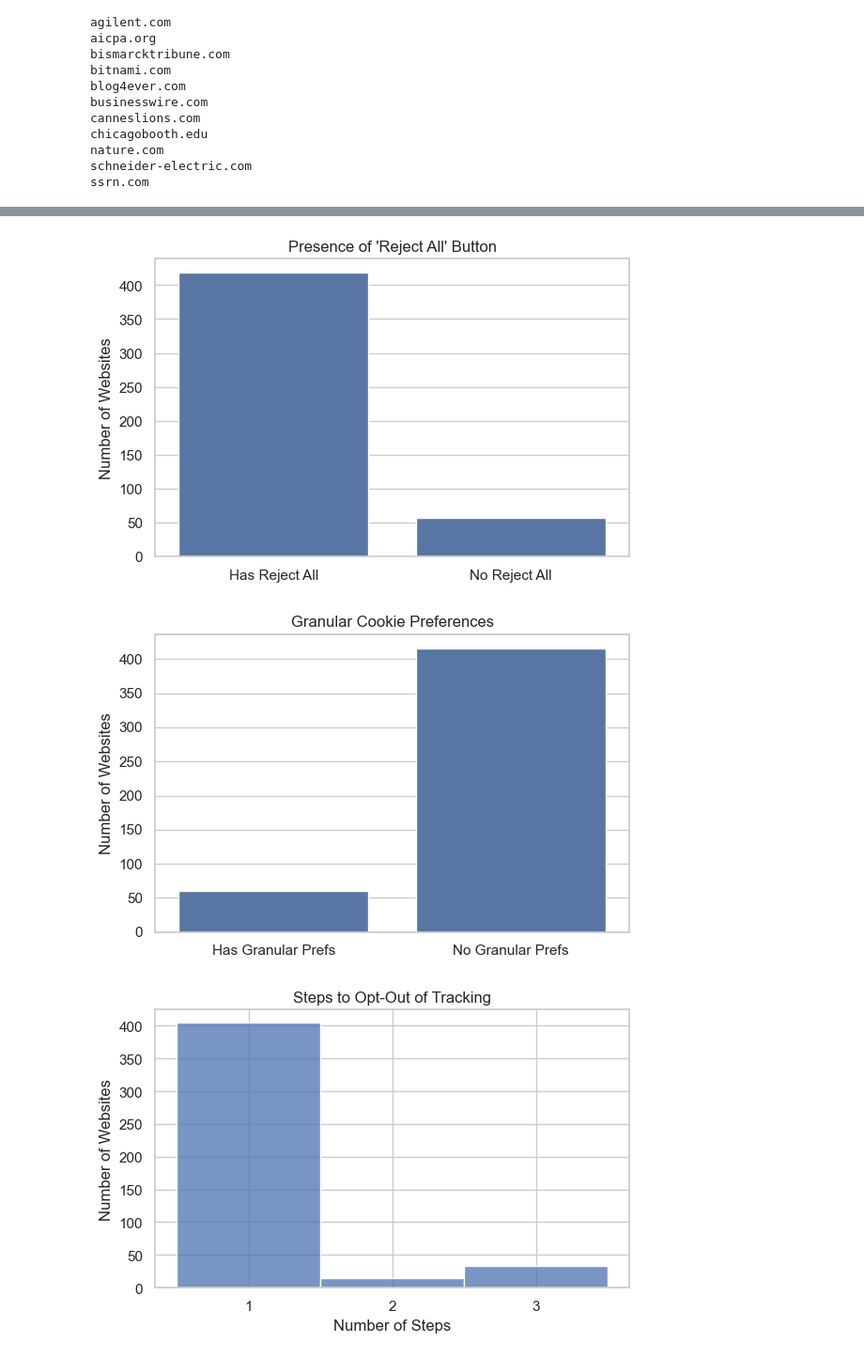
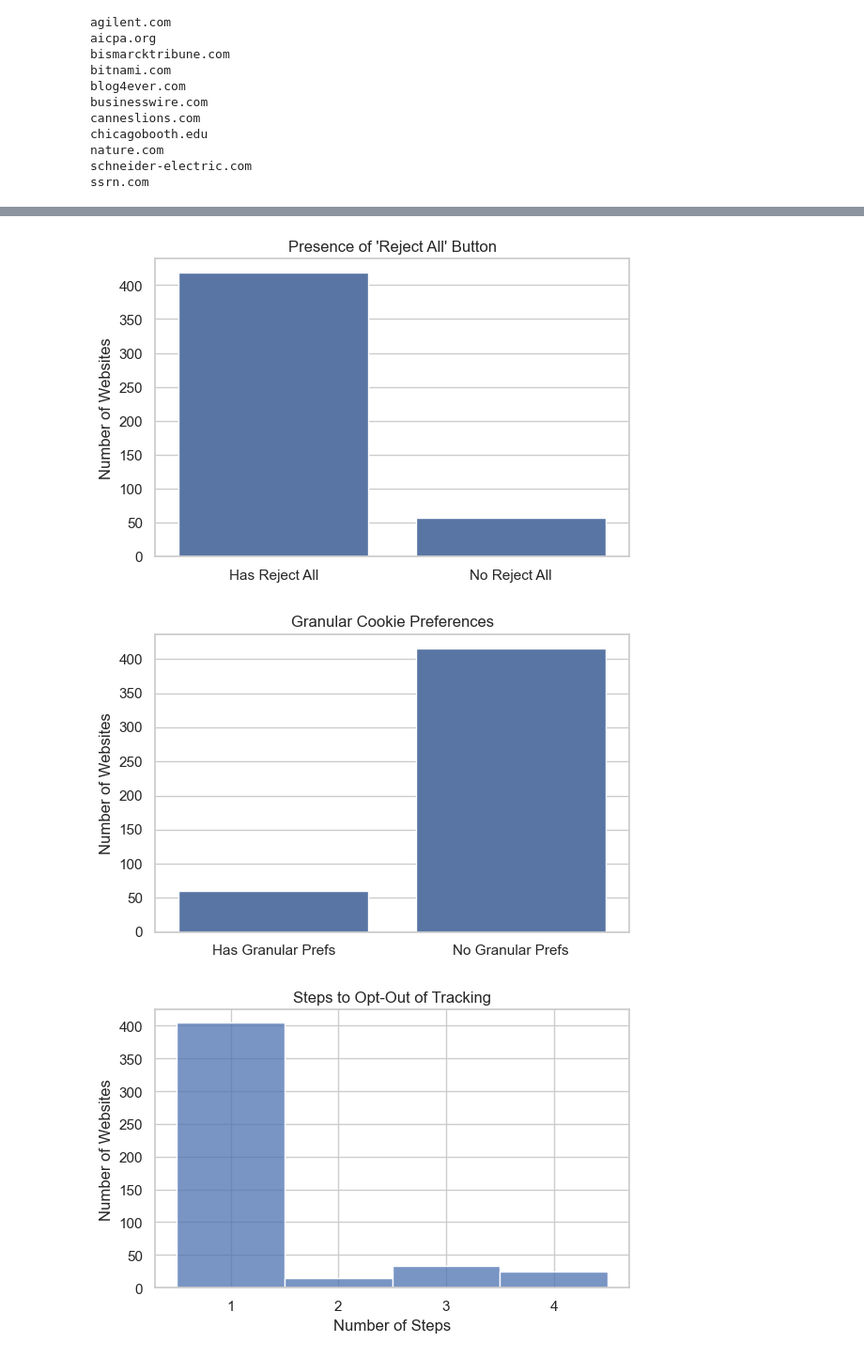
Before and after one commit to papayaverse/compliance_dashboard_prototype, a Jupyter notebook: compliance.ipynb, the cells around one changed output, grey strips where cells are left out. Shown at 94% size. Saved outputs shown, nothing was run; the diff lists cells and outputs as text; code cells hidden in the pictures.

```diff
--- a/compliance.ipynb
+++ b/compliance.ipynb
@@ -80,6 +80,8 @@ for entry in enhanced_compliance_records:
         step_counts.append(2)
     elif entry["has_manage_prefs"] and not entry["has_reject_all"]:
         step_counts.append(3)
+    else:
+        step_counts.append(4)
 # %% [output]
 1. button has same id for accept and reject in website computerbase.de, which is cookie-consent-button
 {'domain': 'computerbase.de', 'has_reject_all': False, 'reject_all_location': 'none', 'has_granular_prefs': False, 'has_manage_prefs': False}
@@ -128,33 +130,33 @@ plt.ylabel("Number of Websites")
 plt.tight_layout()
 plt.show()
 
 # Plot 2: Reject All presence
 plt.figure(figsize=(6, 4))
 sns.barplot(x=["Has Reject All", "No Reject All"], y=[has_reject_all_count, no_reject_all_count])
 plt.title("Presence of 'Reject All' Button")
 plt.ylabel("Number of Websites")
 plt.tight_layout()
 plt.show()
 
 # Plot 3: Granular Preferences
 plt.figure(figsize=(6, 4))
 sns.barplot(x=["Has Granular Prefs", "No Granular Prefs"], y=[granular_count, no_granular_count])
 plt.title("Granular Cookie Preferences")
 plt.ylabel("Number of Websites")
 plt.tight_layout()
 plt.show()
 
 # Plot 4: Steps to Opt Out
 plt.figure(figsize=(6, 4))
-sns.histplot(step_counts, bins=[1, 2, 3, 4], discrete=True)
+sns.histplot(step_counts, bins=[1, 2, 3, 4, 5], discrete=True)
 plt.title("Steps to Opt-Out of Tracking")
 plt.xlabel("Number of Steps")
 plt.ylabel("Number of Websites")
-plt.xticks([1, 2, 3])
+plt.xticks([1, 2, 3, 4])
 plt.tight_layout()
 plt.show()
 # %% [output]
 [figure]
 [figure]
 [figure]
-[figure, old version]
+[figure, new version]
```
